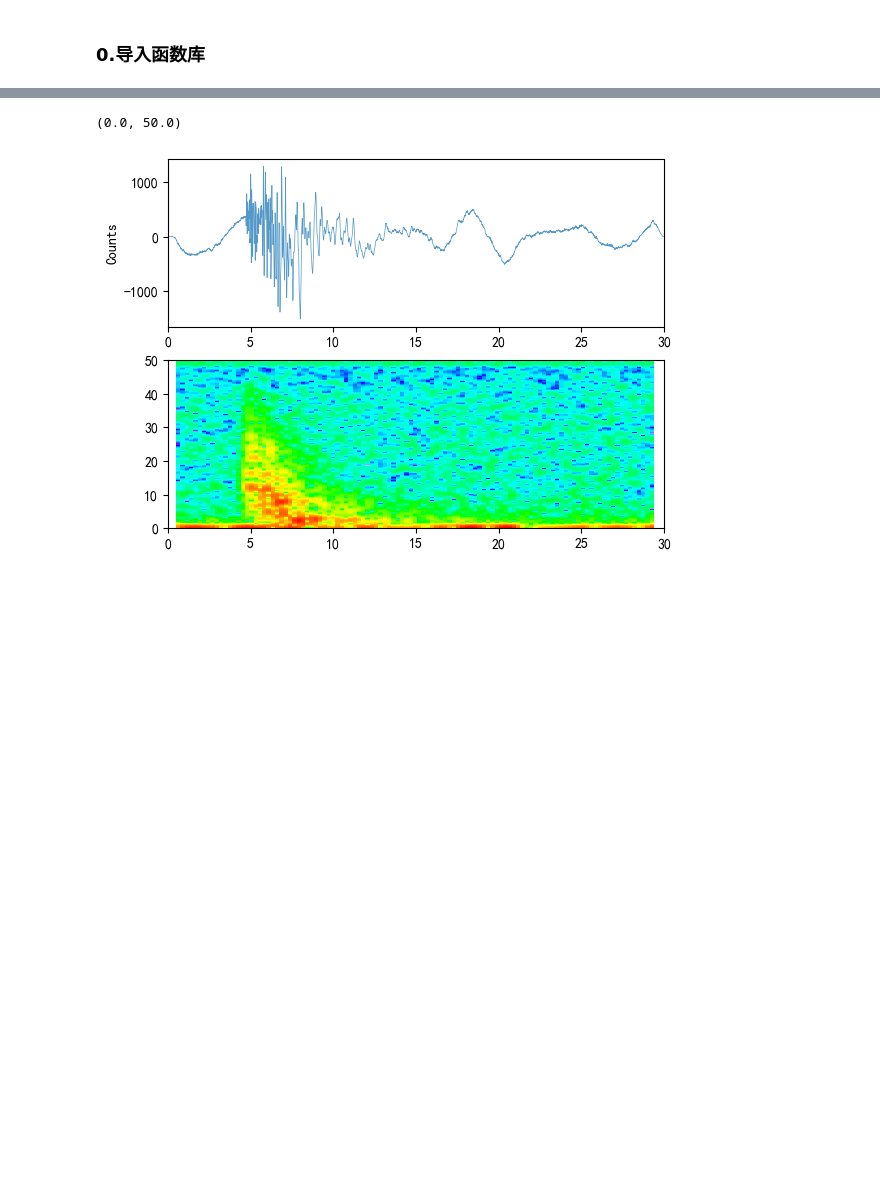
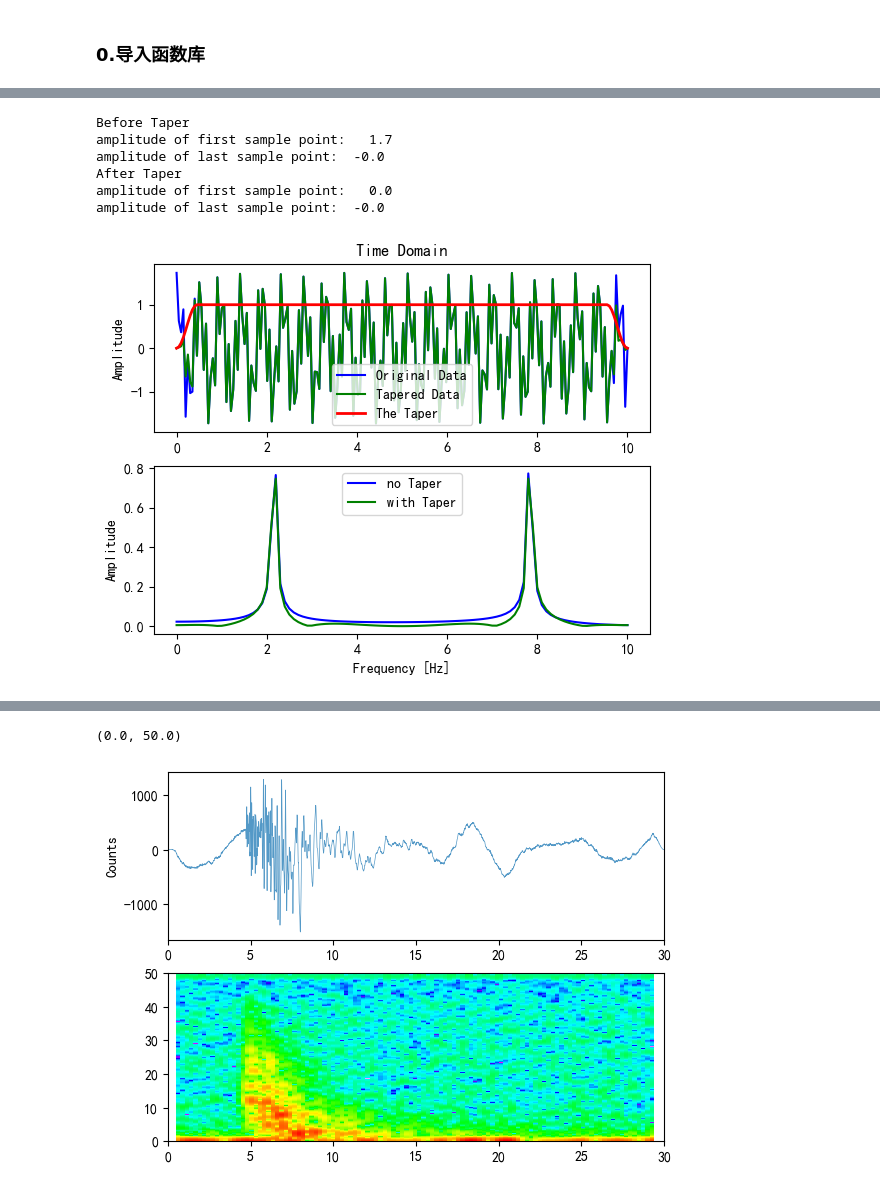
Before and after one commit to sssfeather/exerc, a Jupyter notebook: ipynb/ex_03_filte.ipynb, the cells around one changed output, grey strips where cells are left out. Saved outputs shown, nothing was run; the diff lists cells and outputs as text; code cells hidden in the pictures; blank space fills up the shorter version.

```diff
--- a/ipynb/ex_03_filte.ipynb
+++ b/ipynb/ex_03_filte.ipynb
@@ -13,0 +35,68 @@ import numpy as np
+# %%
+samp = 200                                # 采样点数量（初始值：200）
+delta = 0.05                              # 采样间隔（初始值：0.05）
+freq1 = 2.15                              # 产生信号的发生器频率（初始值：2.15）
+freq2 = 7.8                               # 产生信号的发生器频率（初始值：7.8）
+temp = np.linspace(0.0, samp*delta, samp) # 时间轴（单位：秒）
+
+# 设置初始信号
+# 生成频率为freq1赫兹的正弦波信号
+# dat = np.sin(freq1 * 2.0 * np.pi * temp)
+# 为正弦波的零点添加一个偏移量
+dat = np.sin(freq1 * 2.0 * np.pi * temp + np.pi/3)
+## 将频率为freq2赫兹的另一个正弦波添加到信号中
+dat = dat + np.sin(freq2 * 2.0 * np.pi * temp + np.pi/3)
+#noise_amplitude = 0.7
+## 为信号添加噪声
+#dat = dat + np.random.randn(len(dat)) * noise_amplitude
+# 确定数据的最大振幅（用于绘图）
+maximum = max(dat)
+
+print('Before Taper')
+print('amplitude of first sample point:%6.1f' %dat[0])
+print('amplitude of last sample point:%6.1f' %(dat[len(dat)-1]))
+
+# 定义平滑窗
+# 应用的锥度百分比[0. - 1.]（初始值：0.1）
+taper_percentage = 0.1
+# 定义锥度窗口。
+taper = cosine_taper(samp,taper_percentage)
+# 对信号进行锥度处理。
+dat_taper = dat * taper
+
+print('After Taper')
+print('amplitude of first sample point:%6.1f' %dat_taper[0])
+print('amplitude of last sample point:%6.1f' %(dat_taper[len(dat_taper)-1]))
+
+# 将FFT数据转换为频域数据
+Fdat = np.fft.rfft(dat, n=samp)
+Fdat_taper = np.fft.rfft(dat_taper, n=samp)
+# 用于绘图的频域x轴
+xf = np.linspace(0.0, 1.0/(2.0*delta), int((samp/2)+1))
+
+# 绘图
+plt.subplot(211)
+plt.title('Time Domain')
+plt.plot(temp, dat, label="Original Data", color='b', linewidth=1.5)
+plt.plot(temp, dat_taper, label="Tapered Data", color='g',linewidth=1.5)
+plt.plot(temp, taper, label="The Taper", color='r', linewidth=2)
+plt.legend(loc='lower center')
+plt.ylabel('Amplitude')
+plt.ylim(-(maximum+0.2),maximum+0.2)
+
+plt.subplot(212)
+plt.plot(xf, 2.0/samp * np.abs(Fdat), color='b',label="no Taper",linewidth=1.5)
+plt.plot(xf, 2.0/samp * np.abs(Fdat_taper), label="with Taper", color='g',linewidth=1.5)
+plt.legend()
+plt.xlabel('Frequency [Hz]')
+plt.ylabel('Amplitude')
+
+plt.show()
+# %% [output]
+Before Taper
+amplitude of first sample point:   1.7
+amplitude of last sample point:  -0.0
+After Taper
+amplitude of first sample point:   0.0
+amplitude of last sample point:  -0.0
+[figure, added]
```
Also changed, not shown: parts of 6 cells of this notebook, 4 other files.
